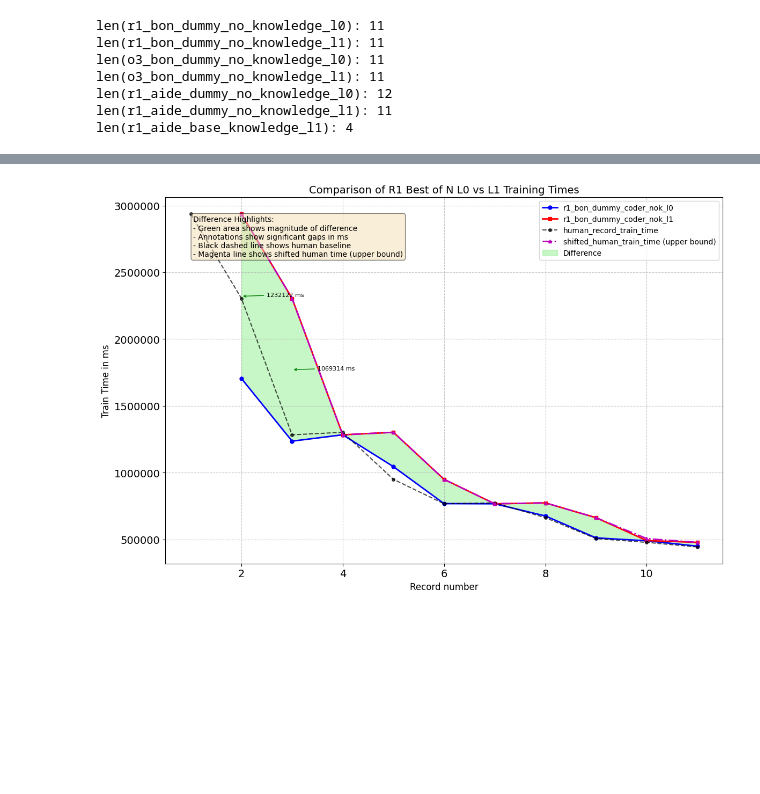
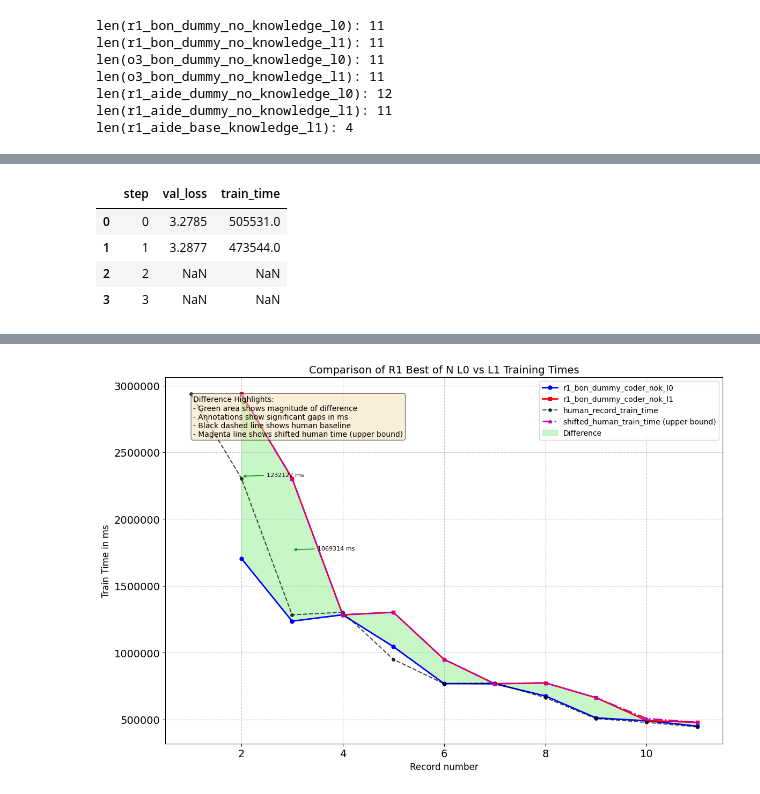
Before and after one commit to facebookresearch/llm-speedrunner, a Jupyter notebook: plot/results-rec-Apr-7-r1-o3-lev-0-1.ipynb, the cells around one changed output, grey strips where cells are left out. Cells and saved outputs as stored; diff of their text form; code cells hidden in the pictures; blank space fills up the shorter version.

```diff
--- a/plot/results-rec-Apr-7-r1-o3-lev-0-1.ipynb
+++ b/plot/results-rec-Apr-7-r1-o3-lev-0-1.ipynb
@@ -120,0 +150,8 @@ r1_aide_base_knowledge_l1 = {k: folder_info[k] for k in r1_aide_base_knowledge_l
+# %%
+o3_bon_dummy_no_knowledge_l1['record_9_20250404_163507_962599']['metrics']
+# %% [output]
+|  | step | val_loss | train_time |
+| 0 | 0 | 3.2785 | 505531.0 |
+| 1 | 1 | 3.2877 | 473544.0 |
+| 2 | 2 | NaN | NaN |
+| 3 | 3 | NaN | NaN |
```
Also changed, not shown: parts of 7 cells of this notebook.
